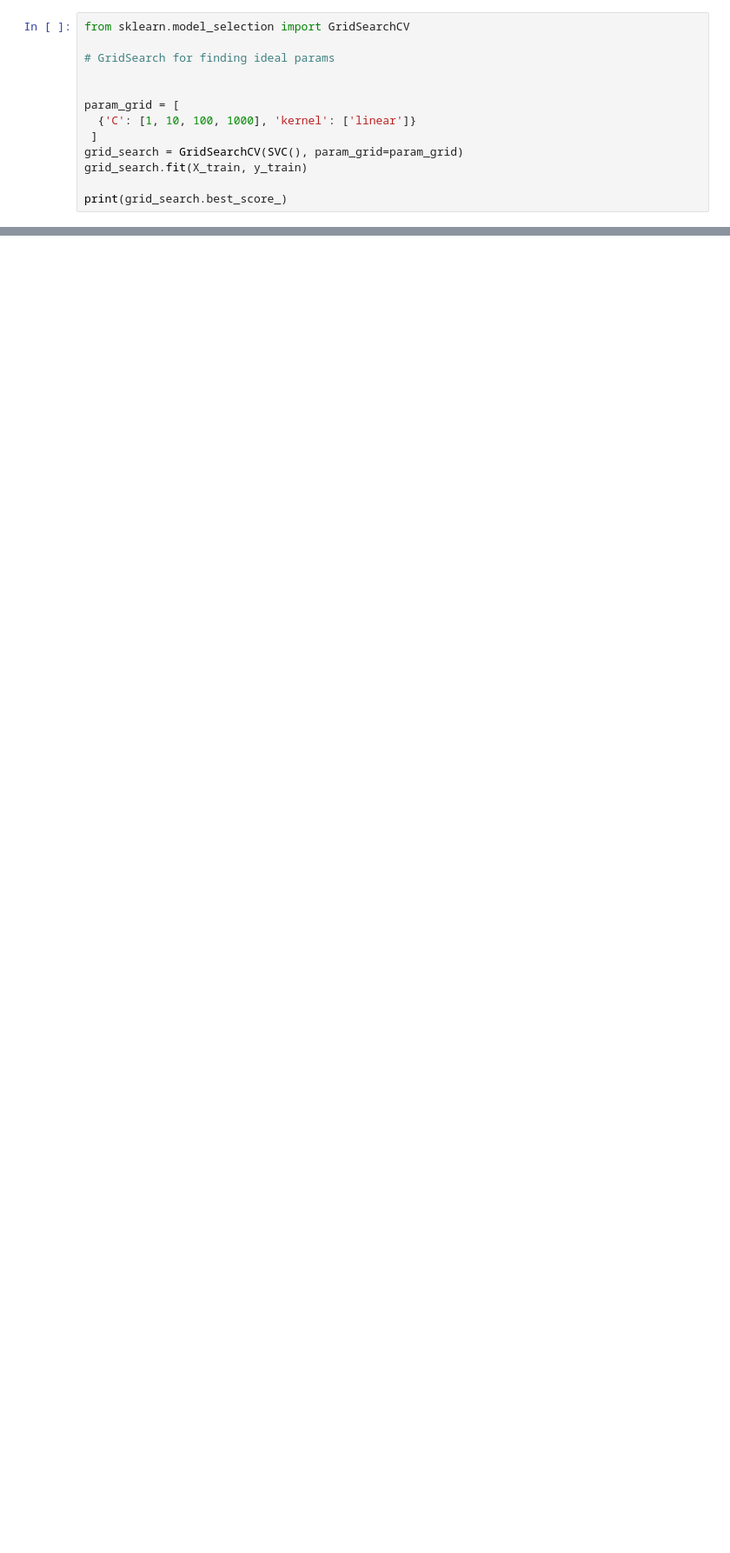
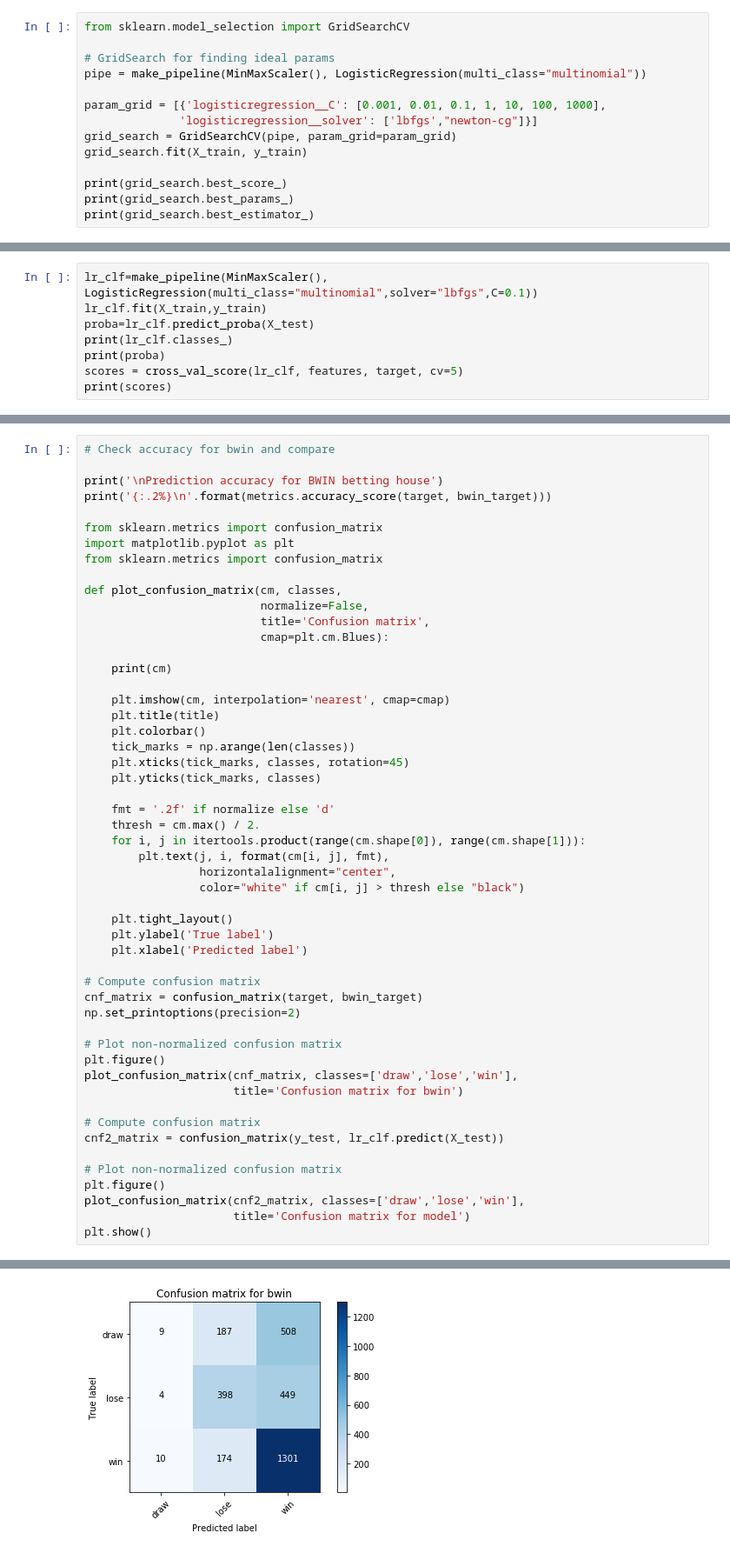
Before and after one commit to psalaberria002/machine-learning, a Jupyter notebook: projects/capstone/laliga_predictions/laliga_predictions.ipynb, the cells around one changed output, grey strips where cells are left out. Shown at 87% size. Cells and saved outputs as stored; diff of their text form; blank space fills up the shorter version.

Commit message:
CV, GridSearch, Accuracy, Confusion Matrix,...

```diff
--- a/projects/capstone/laliga_predictions/laliga_predictions.ipynb
+++ b/projects/capstone/laliga_predictions/laliga_predictions.ipynb
@@ -386,12 +381,13 @@ Prediction accuracy for the standardized test dataset
 from sklearn.model_selection import GridSearchCV
 
 # GridSearch for finding ideal params
+pipe = make_pipeline(MinMaxScaler(), LogisticRegression(multi_class="multinomial"))
 
-
-param_grid = [
-  {'C': [1, 10, 100, 1000], 'kernel': ['linear']}
- ]
-grid_search = GridSearchCV(SVC(), param_grid=param_grid)
+param_grid = [{'logisticregression__C': [0.001, 0.01, 0.1, 1, 10, 100, 1000],
+              'logisticregression__solver': ['lbfgs',"newton-cg"]}]
+grid_search = GridSearchCV(pipe, param_grid=param_grid)
 grid_search.fit(X_train, y_train)
 
 print(grid_search.best_score_)
+print(grid_search.best_params_)
+print(grid_search.best_estimator_)
@@ -401,0 +402,8 @@ print(grid_search.best_estimator_)
+# %%
+lr_clf=make_pipeline(MinMaxScaler(), LogisticRegression(multi_class="multinomial",solver="lbfgs",C=0.1))
+lr_clf.fit(X_train,y_train)
+proba=lr_clf.predict_proba(X_test)
+print(lr_clf.classes_)
+print(proba)
+scores = cross_val_score(lr_clf, features, target, cv=5)
+print(scores)
@@ -422,0 +485,53 @@ Prediction accuracy for the standardized test dataset with SVC
+# %%
+# Check accuracy for bwin and compare
+
+print('\nPrediction accuracy for BWIN betting house')
+print('{:.2%}\n'.format(metrics.accuracy_score(target, bwin_target)))
+
+from sklearn.metrics import confusion_matrix
+import matplotlib.pyplot as plt
+from sklearn.metrics import confusion_matrix
+
+def plot_confusion_matrix(cm, classes,
+                          normalize=False,
+                          title='Confusion matrix',
+                          cmap=plt.cm.Blues):
+
+    print(cm)
+
+    plt.imshow(cm, interpolation='nearest', cmap=cmap)
+    plt.title(title)
+    plt.colorbar()
+    tick_marks = np.arange(len(classes))
+    plt.xticks(tick_marks, classes, rotation=45)
+    plt.yticks(tick_marks, classes)
+
+    fmt = '.2f' if normalize else 'd'
+    thresh = cm.max() / 2.
+    for i, j in itertools.product(range(cm.shape[0]), range(cm.shape[1])):
+        plt.text(j, i, format(cm[i, j], fmt),
+                 horizontalalignment="center",
+                 color="white" if cm[i, j] > thresh else "black")
+
+    plt.tight_layout()
+    plt.ylabel('True label')
+    plt.xlabel('Predicted label')
+
+# Compute confusion matrix
+cnf_matrix = confusion_matrix(target, bwin_target)
+np.set_printoptions(precision=2)
+
+# Plot non-normalized confusion matrix
+plt.figure()
+plot_confusion_matrix(cnf_matrix, classes=['draw','lose','win'],
+                      title='Confusion matrix for bwin')
+
+# Compute confusion matrix
+cnf2_matrix = confusion_matrix(y_test, lr_clf.predict(X_test))
+
+# Plot non-normalized confusion matrix
+plt.figure()
+plot_confusion_matrix(cnf2_matrix, classes=['draw','lose','win'],
+                      title='Confusion matrix for model')
+plt.show()
+# %% [output]
@@ -422,0 +547 @@ Prediction accuracy for the standardized test dataset with SVC
+[figure, added]
```
Also changed, not shown: parts of 16 cells of this notebook.
